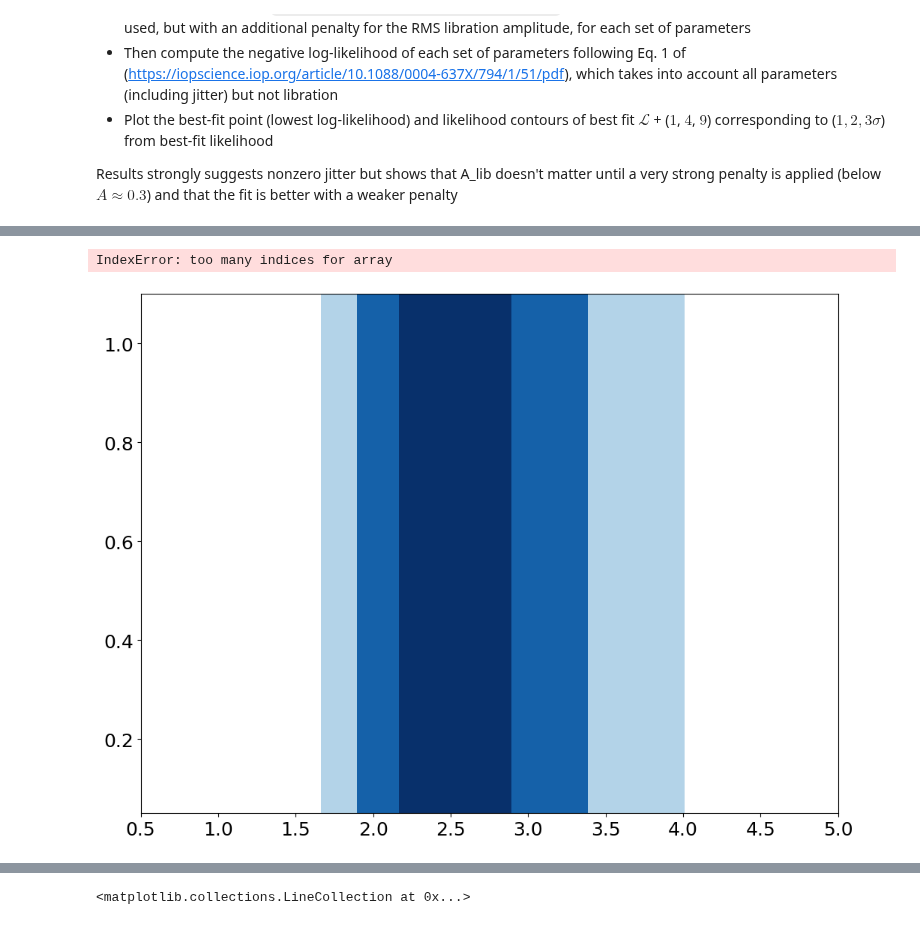
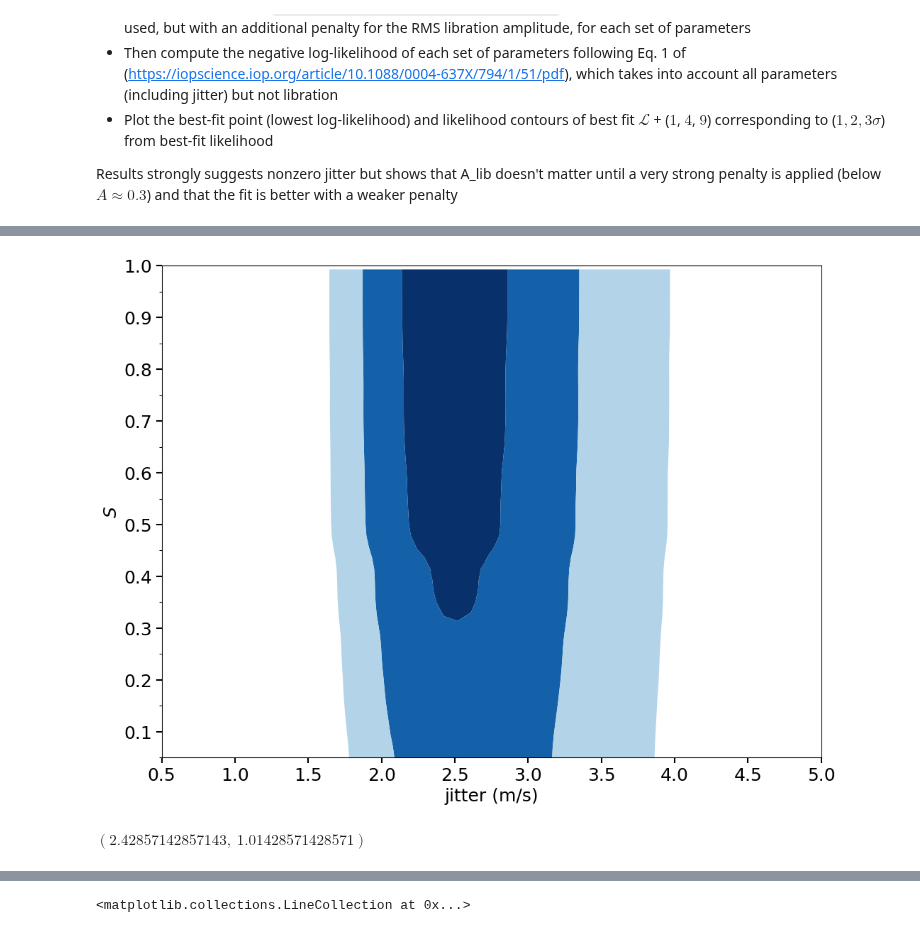
Before and after one commit to ia-chow/SURF2022, a Jupyter notebook: SURF/hd45364_jitter_sini_EDITED.ipynb, the cells around one changed output, grey strips where cells are left out. Cells and saved outputs as stored; diff of their text form; code cells hidden in the pictures.

```diff
--- a/SURF/hd45364_jitter_sini_EDITED.ipynb
+++ b/SURF/hd45364_jitter_sini_EDITED.ipynb
@@ -773,41 +757,46 @@ import scipy.ndimage
 neg_log_likelihoods = np.load('neg_log_likelihoods_everything_contours.npy')
 
 sigma=1.2
-neg_log_likelihoods = scipy.ndimage.filters.gaussian_filter(neg_log_likelihoods, sigma)
+neg_log_likelihoods = scipy.ndimage.filters.gaussian_filter(neg_log_likelihoods, sigma)[5:,:]
 
 # min_likelihood = 144.46
 min_likelihood = np.min(neg_log_likelihoods)
 min_likelihood_index = tuple(np.argwhere(neg_log_likelihoods == min_likelihood).reshape(-1))
 
-# locations of contour labels
-manual_locations = [(2.4, 0.7), (1.7, 0.6), (2.0, 0.6), (3.3, 0.6), (3.9, 0.6)]
+
 # levels
 levels = [min_likelihood + 1, min_likelihood + 4, min_likelihood + 9]
 # levels = [min_likelihood + 1, min_likelihood + 4, min_likelihood + 9,
 #                             min_likelihood + 16, min_likelihood + 25, min_likelihood + 36,
 #                             min_likelihood + 49, min_likelihood + 64, min_likelihood + 81,
 #                             min_likelihood + 100]
 
+# locations of contour labels
+manual_locations = [(2.4, 0.7), (1.7, 0.6), (2.0, 0.6), (3.3, 0.6), (3.9, 0.6)]
+
 # plotting
 fig_, ax = plt.subplots(nrows=1, ncols=1, figsize = (12, 9), dpi=100)
-fig = plt.contourf(jitters_grid, Alibs_grid, neg_log_likelihoods, levels = levels, cmap=plt.get_cmap('Blues_r'), alpha=1.,
+fig = plt.contourf(jitters_grid[5:], Alibs_grid[5:], neg_log_likelihoods, levels = levels, cmap=plt.get_cmap('Blues_r'), alpha=1.,
                    antialiased=True, extend='min', label='negative log likelihoods')
 # fig2 = plt.contour(jitters_grid_05, Alibs_grid_05, neg_log_likelihoods_05, levels = [396, 397, 397.5])
 plt.scatter(jitters_grid[min_likelihood_index], Alibs_grid[min_likelihood_index], label = 'Best fit', color='red', s=50)
 plt.annotate(f'{np.round(min_likelihood, 2)}', xy=(jitters_grid[min_likelihood_index], Alibs_grid[min_likelihood_index]),
               xycoords='data', textcoords='axes fraction', xytext=(0.4, 0.95), color='red')
 plt.xlabel('jitter (m/s)'), plt.ylabel(r'$S$')
 # plt.clabel(fig, inline=True, fontsize=28, colors='k')#, manual=manual_locations)
 # plt.clabel(fig, inline=True, fontsize=14)
 # plt.clabel(fig2, inline=True, fontsize=14)
 # yticks
 plt.tick_params('both', length=6, width=1.5, which='major')
 plt.tick_params('both', length=3, width=0.75, which='minor')
 ax.yaxis.set_major_locator(MultipleLocator(0.1))
 ax.yaxis.set_minor_locator(MultipleLocator(0.05))
 plt.ylim(top=1.)
 # plt.legend(loc='upper right')
 plt.savefig('2021_fall-2022_winter/paper_figures/Alib_jitter_sini_contour_05_5.png')#, fmt='png')
 # %% [output]
-IndexError: too many indices for array
-[figure, old version]
+[figure, new version]
+# %%
+jitters_grid[min_likelihood_index], Alibs_grid[min_likelihood_index]
+# %% [output]
+$\displaystyle \left( 2.42857142857143, \  1.01428571428571\right)$
```
Also changed, not shown: parts of 8 cells of this notebook, 2 other files.
